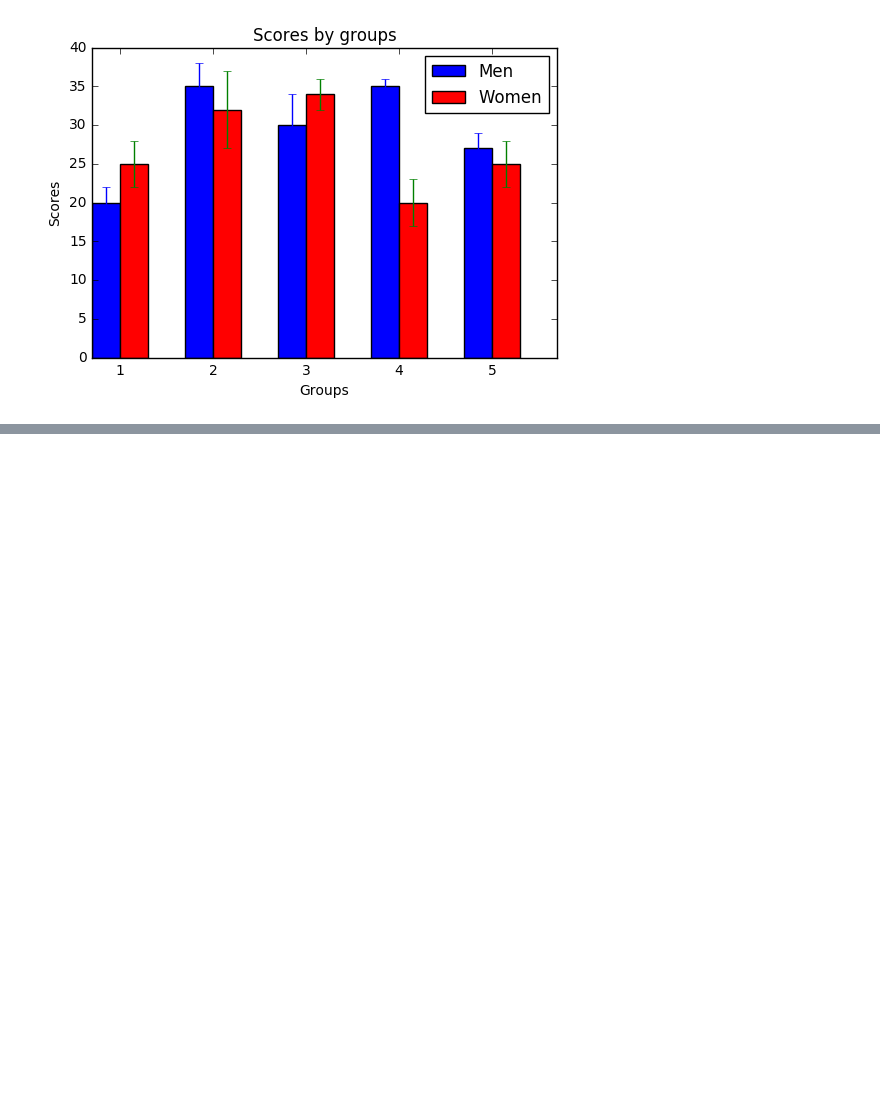
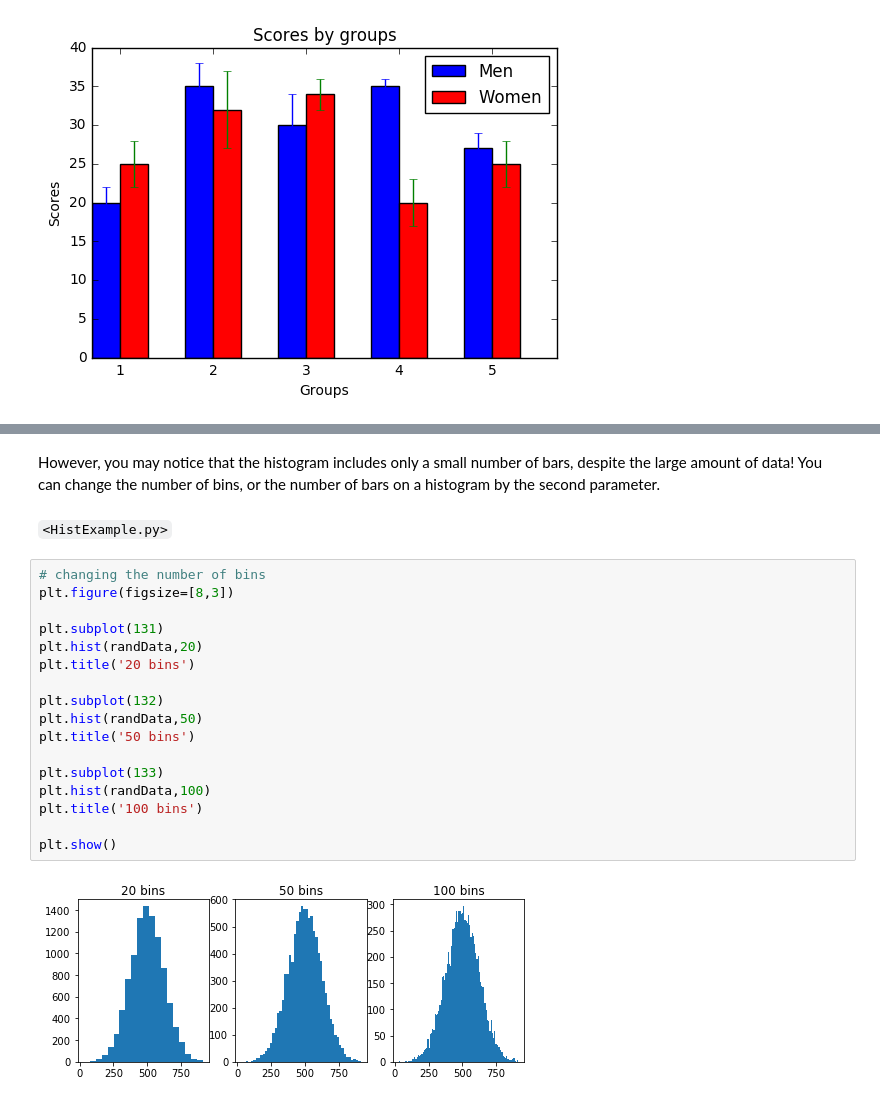
Before and after one commit to gauravlalwani/JupyterPythonFall2017, a Jupyter notebook: Plot.ipynb, the cells around one changed output, grey strips where cells are left out. Drawn from its saved outputs; the diff is of its cells as text; blank space fills up the shorter version.

```diff
--- a/Plot.ipynb
+++ b/Plot.ipynb
@@ -523,0 +545,26 @@ Formatting a bar graph. The program BarGraphExercise.py on GitHub plots 3 sets o
+# %% [markdown]
+However, you may notice that the histogram includes
+only a small number of bars, despite the large amount of data! You can change
+the number of bins, or the number of bars on a histogram by the second
+parameter.
+# %% [markdown]
+`<HistExample.py>`
+# %%
+# changing the number of bins
+plt.figure(figsize=[8,3])
+
+plt.subplot(131)
+plt.hist(randData,20)
+plt.title('20 bins')
+
+plt.subplot(132)
+plt.hist(randData,50)
+plt.title('50 bins')
+
+plt.subplot(133)
+plt.hist(randData,100)
+plt.title('100 bins')
+
+plt.show()
+# %% [output]
+[figure, added]
```
Also changed, not shown: parts of 5 cells of this notebook.
